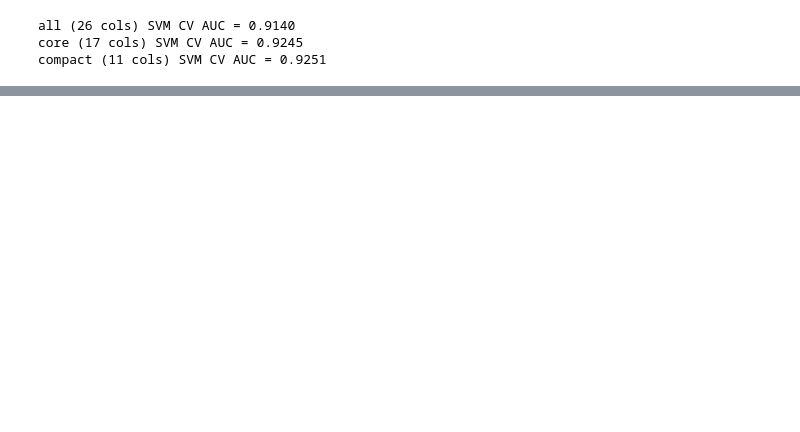
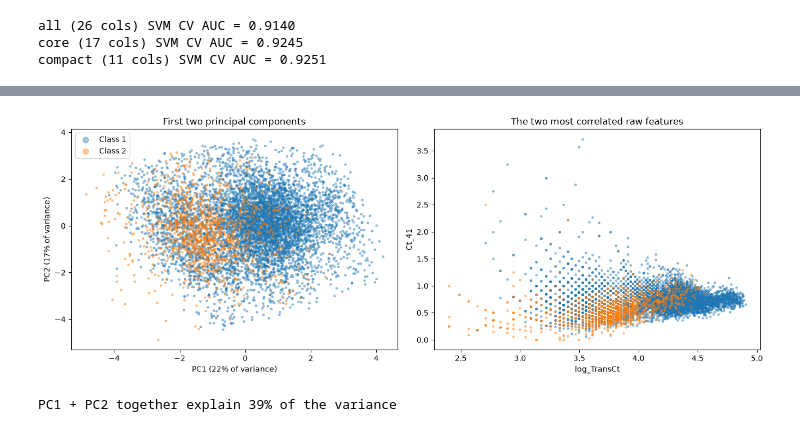
Before and after one commit to MaxWeisz88/COSI104A-HW4, a Jupyter notebook: hw4_prediction_model.ipynb, the cells around one changed output, grey strips where cells are left out. Saved outputs shown, nothing was run; the diff lists cells and outputs as text; code cells hidden in the pictures; blank space fills up the shorter version.

```diff
--- a/hw4_prediction_model.ipynb
+++ b/hw4_prediction_model.ipynb
@@ -95,0 +212,24 @@ compact (11 cols) SVM CV AUC = 0.9251
+# %%
+# Plot a 2D PCA scatter next to a plot of the two strongest raw features
+cols = FEATURE_SETS["compact"]
+Z = make_prep(cols).fit_transform(X[cols])
+Z = Z.toarray() if hasattr(Z, "toarray") else Z
+pca2 = PCA(n_components=2, random_state=SEED).fit(Z)
+P = pca2.transform(Z) # Records the coordinates of every sample on PC1 and PC2
+
+fig, ax = plt.subplots(1, 2, figsize=(13.5, 5))
+for cls, color, label in [(0, "tab:blue", "Class 1"), (1, "tab:orange", "Class 2")]:
+    # Plots Class 2 points last, on top of the blue Class 1 points
+    m = (y == cls).values
+    ax[0].scatter(P[m, 0], P[m, 1], s=6, alpha=0.4, c=color, label=label)
+    ax[1].scatter(X.loc[m, "log_TransCt"], X.loc[m, "Ct_41"], s=6, alpha=0.4, c=color, label=label)
+evr = pca2.explained_variance_ratio_
+ax[0].set_xlabel(f"PC1 ({evr[0]:.0%} of variance)"); ax[0].set_ylabel(f"PC2 ({evr[1]:.0%} of variance)")
+ax[0].set_title("First two principal components"); ax[0].legend(markerscale=3)
+ax[1].set_xlabel("log_TransCt"); ax[1].set_ylabel("Ct_41")
+ax[1].set_title("The two most correlated raw features")
+plt.tight_layout(); plt.show()
+print(f"PC1 + PC2 together explain {evr.sum():.0%} of the variance")
+# %% [output]
+[figure, added]
+PC1 + PC2 together explain 39% of the variance
```
Also changed, not shown: parts of 42 cells of this notebook, 1 other file.
